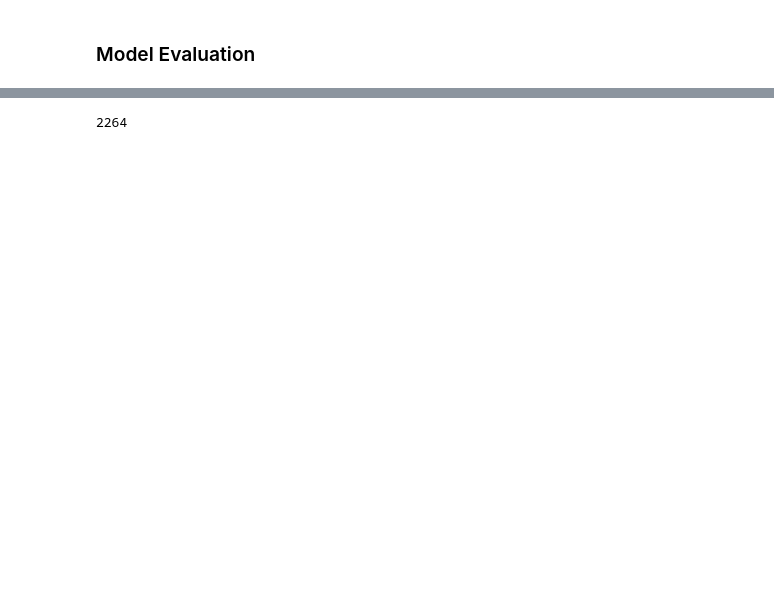
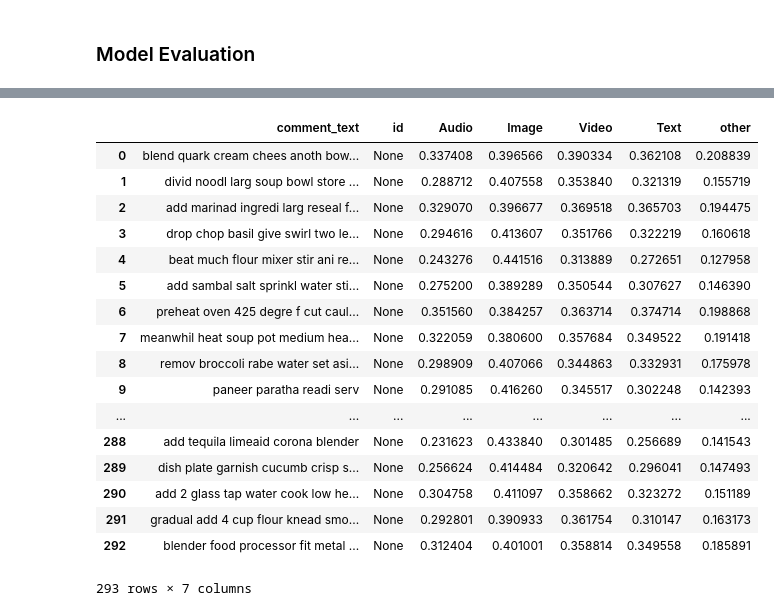
Before and after one commit to ehosseiniasl/pytorch-text-classification, a Jupyter notebook: Bert/bert_multi_label.ipynb, the cells around one changed output, grey strips where cells are left out. Saved outputs shown, nothing was run; the diff lists cells and outputs as text; code cells hidden in the pictures; blank space fills up the shorter version.

Commit message:
update bert multi label

```diff
--- a/Bert/bert_multi_label.ipynb
+++ b/Bert/bert_multi_label.ipynb
@@ -413,3 +535,31 @@ def warmup_linear(x, warmup=0.002):
+# %%
+args = {
+    "train_size": -1,
+    "val_size": -1,
+    "full_data_dir": DATA_PATH,
+    "data_dir": PATH,
+    "task_name": "toxic_multilabel",
+    "no_cuda": False,
+#     "bert_model": BERT_PRETRAINED_PATH,
+    "bert_model": 'bert-base-uncased',
+    "output_dir": CLAS_DATA_PATH/'output',
+    "max_seq_length": 512,
+    "do_train": True,
+    "do_eval": True,
+    "do_lower_case": True,
+    "train_batch_size": 32,
+    "eval_batch_size": 32,
+    "learning_rate": 3e-5,
+    "num_train_epochs": 10,
+    "warmup_proportion": 0.1,
+    "no_cuda": False,
+    "local_rank": -1,
+    "seed": 42,
+    "gradient_accumulation_steps": 1,
+    "optimize_on_cpu": False,
+    "fp16": False,
+    "loss_scale": 128
+}
 # %%
 processors = {
     "toxic_multilabel": MultiLabelTextProcessor
@@ -445,10 +595,14 @@ task_name = args['task_name'].lower()
 if task_name not in processors:
     raise ValueError("Task not found: %s" % (task_name))
 # %%
-if 'question_2' in str(DATA_PATH):
+if 'question_2' in str(DATA_PATH) or 'Q2' in str(DATA_PATH):
     labels = ['device_speaker_screen','device_camera','device__wearable','device_tablet','device_kitchen','device_speaker_no_screen']
-elif 'question_3' in str(DATA_PATH):
+elif 'question_3' in str(DATA_PATH) or 'Q3' in str(DATA_PATH):
     labels = ['assist_action_ad','assist_action_image','assist_action_sub','assist_action_search','assist_action_video','assist_action_activate','assist_action_clarify']
+elif 'Q1' in str(DATA_PATH):
+    labels = ['Audio', 'Image', 'Video', 'Text', 'other']
+# elif 'Q2' in str(DATA_PATH):
+#     labels = ['device_speaker_screen', 'device_camera', 'device__wearable', 'device_tablet', 'device_kitchen', 'device_speaker_no_screen']
 processor = processors[task_name](args['data_dir'], labels=labels)
 label_list = processor.get_labels()
 num_labels = len(label_list)
@@ -1156,7 +1196,24 @@ result = predict(model, DATA_PATH)
-# %%
-res
-# %% [output]
-2264
+# %%
+result
+# %% [output]
+|  | comment_text | id | Audio | Image | Video | Text | other |
+| 0 | blend quark cream chees anoth bow... | None | 0.337408 | 0.396566 | 0.390334 | 0.362108 | 0.208839 |
+| 1 | divid noodl larg soup bowl store ... | None | 0.288712 | 0.407558 | 0.353840 | 0.321319 | 0.155719 |
+| 2 | add marinad ingredi larg reseal f... | None | 0.329070 | 0.396677 | 0.369518 | 0.365703 | 0.194475 |
+| 3 | drop chop basil give swirl two le... | None | 0.294616 | 0.413607 | 0.351766 | 0.322219 | 0.160618 |
+| 4 | beat much flour mixer stir ani re... | None | 0.243276 | 0.441516 | 0.313889 | 0.272651 | 0.127958 |
+| 5 | add sambal salt sprinkl water sti... | None | 0.275200 | 0.389289 | 0.350544 | 0.307627 | 0.146390 |
+| 6 | preheat oven 425 degre f cut caul... | None | 0.351560 | 0.384257 | 0.363714 | 0.374714 | 0.198868 |
+| 7 | meanwhil heat soup pot medium hea... | None | 0.322059 | 0.380600 | 0.357684 | 0.349522 | 0.191418 |
+| 8 | remov broccoli rabe water set asi... | None | 0.298909 | 0.407066 | 0.344863 | 0.332931 | 0.175978 |
+| 9 | paneer paratha readi serv | None | 0.291085 | 0.416260 | 0.345517 | 0.302248 | 0.142393 |
+| ... | ... | ... | ... | ... | ... | ... | ... |
+| 288 | add tequila limeaid corona blender | None | 0.231623 | 0.433840 | 0.301485 | 0.256689 | 0.141543 |
+| 289 | dish plate garnish cucumb crisp s... | None | 0.256624 | 0.414484 | 0.320642 | 0.296041 | 0.147493 |
+| 290 | add 2 glass tap water cook low he... | None | 0.304758 | 0.411097 | 0.358662 | 0.323272 | 0.151189 |
+| 291 | gradual add 4 cup flour knead smo... | None | 0.292801 | 0.390933 | 0.361754 | 0.310147 | 0.163173 |
+| 292 | blender food processor fit metal ... | None | 0.312404 | 0.401001 | 0.358814 | 0.349558 | 0.185891 |
+293 rows × 7 columns
 # %%
 cols = ['id', 'toxic', 'severe_toxic', 'obscene', 'threat', 'insult', 'identity_hate']
 # %%
```
Also changed, not shown: parts of 24 cells of this notebook, 1 other file.
